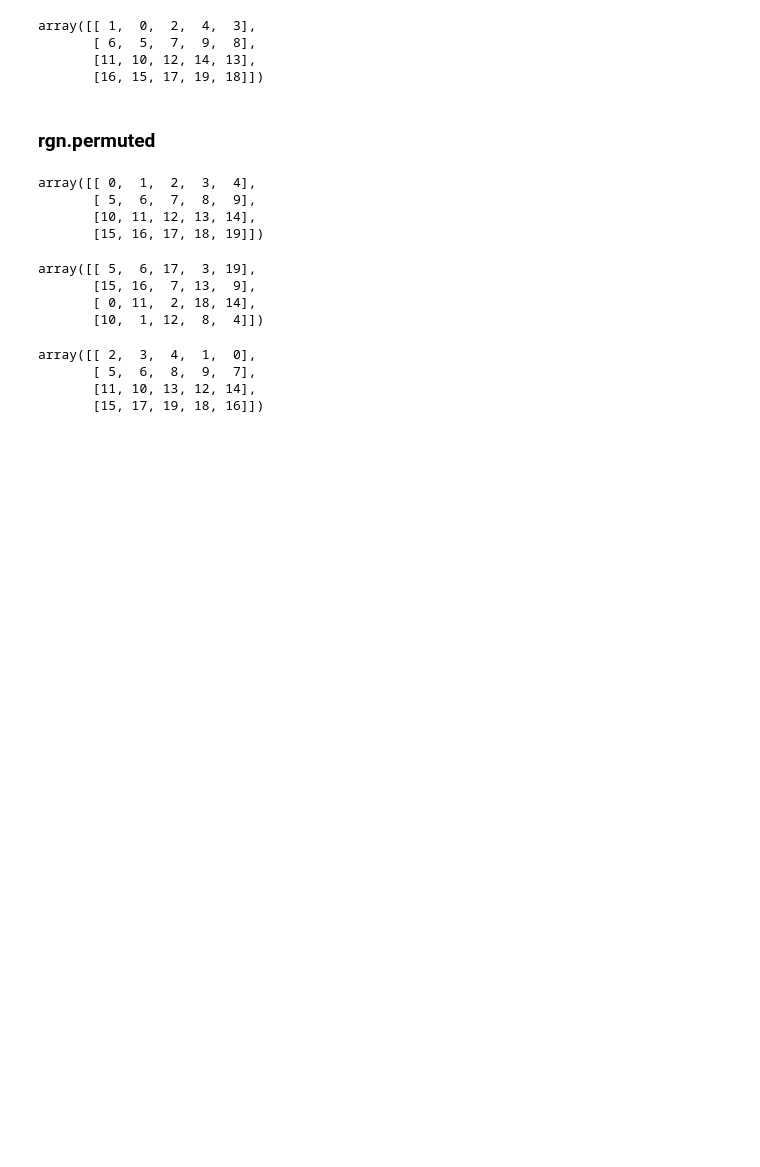
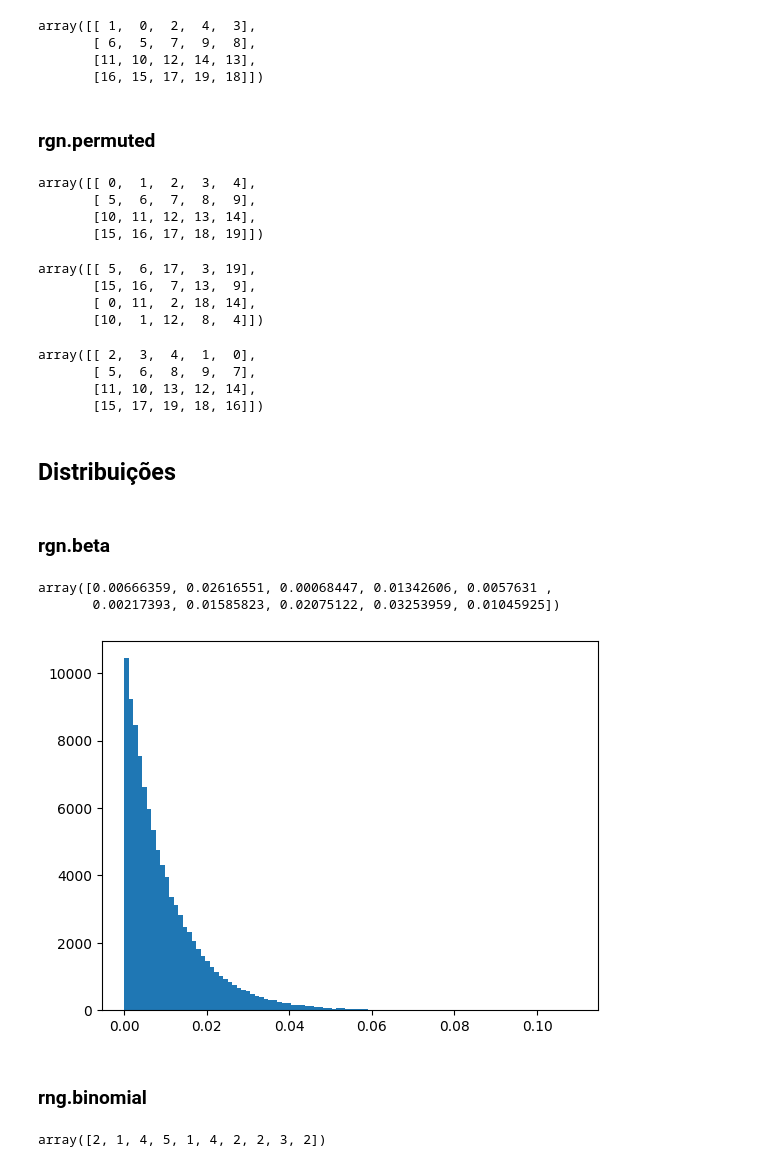
Before and after one commit to Joao-Inacio/NumPy-Essencial-para-Desenvolvedores-Python, a Jupyter notebook: 0.6_Numeros_aleatorios/num.ipynb, the cells around one changed output. Drawn from its saved outputs; the diff is of its cells as text; code cells hidden in the pictures; blank space fills up the shorter version.

Commit message:
Distribuições 1

```diff
--- a/0.6_Numeros_aleatorios/num.ipynb
+++ b/0.6_Numeros_aleatorios/num.ipynb
@@ -185,3 +185,22 @@ array([[ 2,  3,  4,  1,  0],
        [ 5,  6,  8,  9,  7],
        [11, 10, 13, 12, 14],
        [15, 17, 19, 18, 16]])
+# %% [markdown]
+## Distribuições
+# %% [markdown]
+### rgn.beta
+# %%
+rng.beta(a=1, b=100, size=10)
+# %% [output]
+array([0.00666359, 0.02616551, 0.00068447, 0.01342606, 0.0057631 ,
+       0.00217393, 0.01585823, 0.02075122, 0.03253959, 0.01045925])
+# %%
+plt.hist(rng.beta(a=1, b=100, size=100_000), bins=100);
+# %% [output]
+[figure, added]
+# %% [markdown]
+### rng.binomial
+# %%
+rng.binomial(n=10, p=0.25, size=10)
+# %% [output]
+array([2, 1, 4, 5, 1, 4, 2, 2, 3, 2])
```
Also changed, not shown: parts of 8 cells of this notebook.
